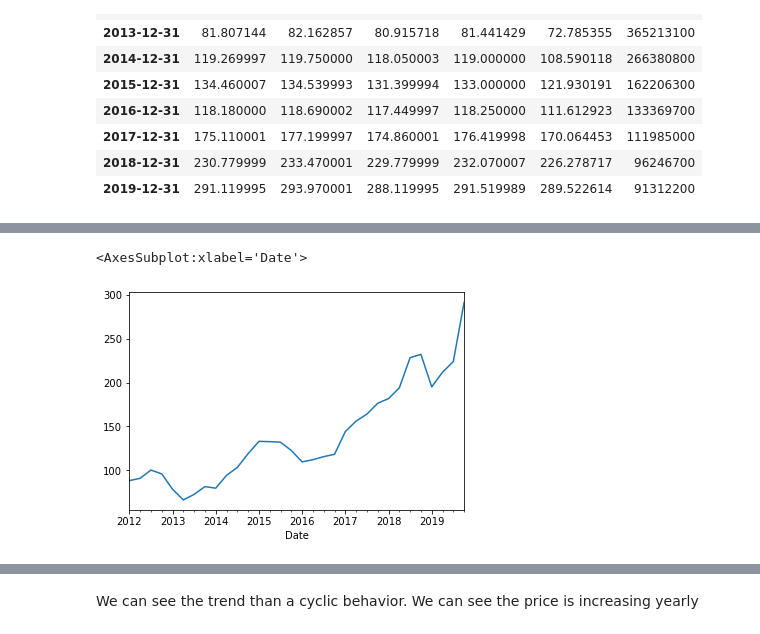
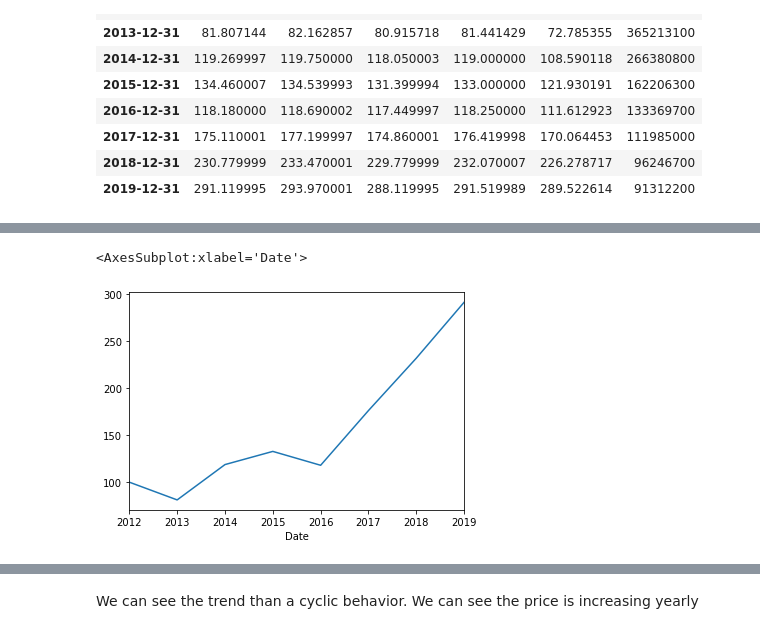
Before and after one commit to rohit98ckd/DS_Pythoncode, a Jupyter notebook: Time series EDA.ipynb, the cells around one changed output, grey strips where cells are left out. Drawn from its saved outputs; the diff is of its cells as text; code cells hidden in the pictures.

```diff
--- a/Time series EDA.ipynb
+++ b/Time series EDA.ipynb
@@ -102,6 +113,6 @@ data.resample(rule= 'A').max()
 # %%
 # quaterlary
-data.resample(rule= 'QS').max()['Close'].plot()
+data.resample(rule= 'A').max()['Close'].plot()
 # %% [output]
 <AxesSubplot:xlabel='Date'>
-[figure, old version]
+[figure, new version]
```
Also changed, not shown: parts of 51 cells of this notebook.
